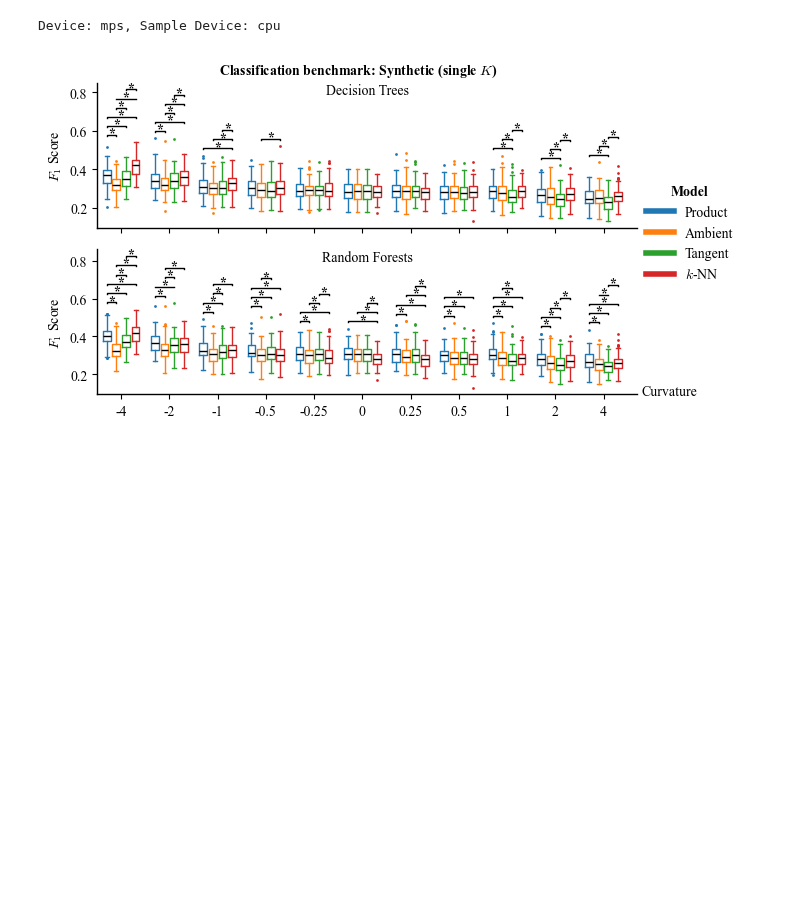
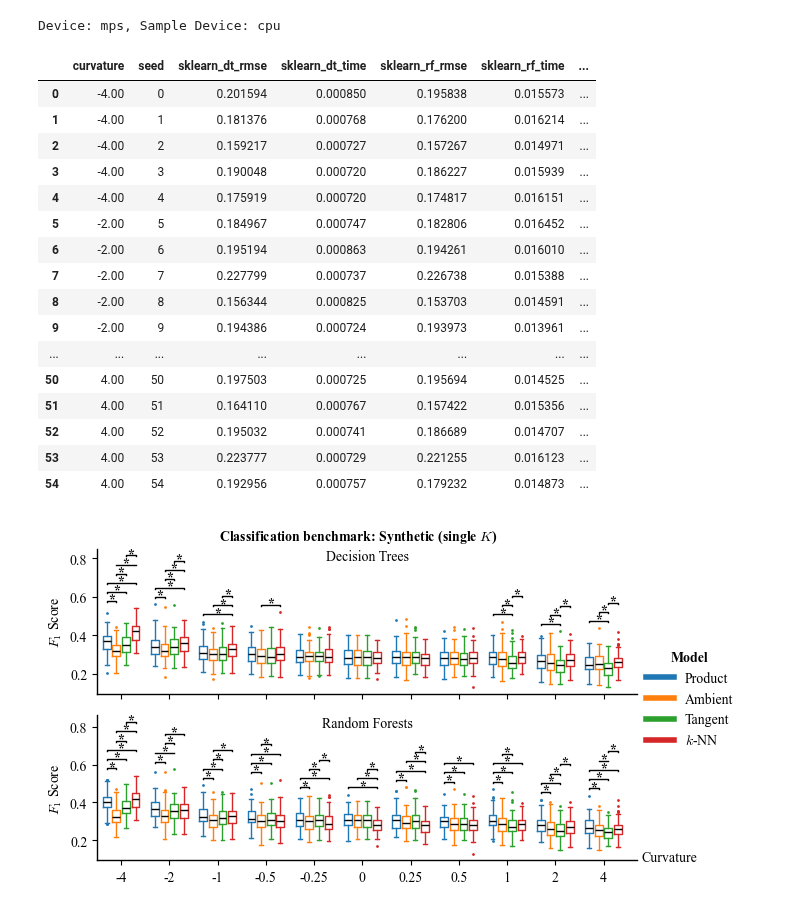
Before and after one commit to qc2321/embedders, a Jupyter notebook: notebooks/26_pc_benchmark_single_curvature_gaussian.ipynb, the cells around one changed output. Cells and saved outputs as stored; diff of their text form; code cells hidden in the pictures; blank space fills up the shorter version.

```diff
--- a/notebooks/26_pc_benchmark_single_curvature_gaussian.ipynb
+++ b/notebooks/26_pc_benchmark_single_curvature_gaussian.ipynb
@@ -36,7 +36,7 @@ results = []
 
 CURVATURES = [-4, -2, -1, -0.5, -0.25, 0, 0.25, 0.5, 1, 2, 4]
 DIM = 2
-N_SAMPLES = 100
+N_SAMPLES = 5
 N_POINTS = 1_000
 # N_POINTS = 100
 N_CLASSES = 8
@@ -50,7 +50,8 @@ TASK = "regression"
 RESAMPLE_SCALES = False
 N_FEATURES = "d_choose_2"
 
-SCORE = "f1-micro" if TASK == "classification" else "rmse"
+# SCORE = "f1-micro" if TASK == "classification" else "rmse"
+SCORE = ["f1-micro", "accuracy"] if TASK == "classification" else ["rmse"]
 
 my_tqdm = tqdm(total=len(CURVATURES) * N_SAMPLES)
 for i, K in enumerate(CURVATURES):
@@ -78,17 +79,43 @@ for i, K in enumerate(CURVATURES):
             pm.P[0].scale = torch.exp(torch.tensor(scale)).item()
             pm.P[0].manifold._log_scale = torch.nn.Parameter(torch.tensor(scale))
 
-        # Benchmarks are now handled by the benchmark function
-        accs = embedders.benchmarks.benchmark(
+        model_results = embedders.benchmarks.benchmark(
             X, y, pm, max_depth=MAX_DEPTH, task=TASK, score=SCORE, seed=seed, n_features=N_FEATURES
         )
-        accs["curvature"] = K
-        accs["seed"] = seed
-        results.append(accs)
 
+        # Create a flat dictionary for this run
+        run_results = {"curvature": K, "seed": seed}
+
+        # Flatten the nested model results
+        for model, metrics in model_results.items():
+            for metric, value in metrics.items():
+                run_results[f"{model}_{metric}"] = value
+
+        results.append(run_results)
         my_tqdm.update(1)
 
+# Convert to DataFrame
 results = pd.DataFrame(results)
+# %%
+results
+# %% [output]
+|  | curvature | seed | sklearn_dt_rmse | sklearn_dt_time | sklearn_rf_rmse | sklearn_rf_time | ... |
+| 0 | -4.00 | 0 | 0.201594 | 0.000850 | 0.195838 | 0.015573 | ... |
+| 1 | -4.00 | 1 | 0.181376 | 0.000768 | 0.176200 | 0.016214 | ... |
+| 2 | -4.00 | 2 | 0.159217 | 0.000727 | 0.157267 | 0.014971 | ... |
+| 3 | -4.00 | 3 | 0.190048 | 0.000720 | 0.186227 | 0.015939 | ... |
+| 4 | -4.00 | 4 | 0.175919 | 0.000720 | 0.174817 | 0.016151 | ... |
+| 5 | -2.00 | 5 | 0.184967 | 0.000747 | 0.182806 | 0.016452 | ... |
+| 6 | -2.00 | 6 | 0.195194 | 0.000863 | 0.194261 | 0.016010 | ... |
+| 7 | -2.00 | 7 | 0.227799 | 0.000737 | 0.226738 | 0.015388 | ... |
+| 8 | -2.00 | 8 | 0.156344 | 0.000825 | 0.153703 | 0.014591 | ... |
+| 9 | -2.00 | 9 | 0.194386 | 0.000724 | 0.193973 | 0.013961 | ... |
+| ... | ... | ... | ... | ... | ... | ... | ... |
+| 50 | 4.00 | 50 | 0.197503 | 0.000725 | 0.195694 | 0.014525 | ... |
+| 51 | 4.00 | 51 | 0.164110 | 0.000767 | 0.157422 | 0.015356 | ... |
+| 52 | 4.00 | 52 | 0.195032 | 0.000741 | 0.186689 | 0.014707 | ... |
+| 53 | 4.00 | 53 | 0.223777 | 0.000729 | 0.221255 | 0.016123 | ... |
+| 54 | 4.00 | 54 | 0.192956 | 0.000757 | 0.179232 | 0.014873 | ... |
 # %%
 results.to_csv(f"../data/results/{TASK}_single_curvature.tsv", sep="\t", index=False)
 # %%
```
Also changed, not shown: parts of 1 cell of this notebook, 13 other files.
